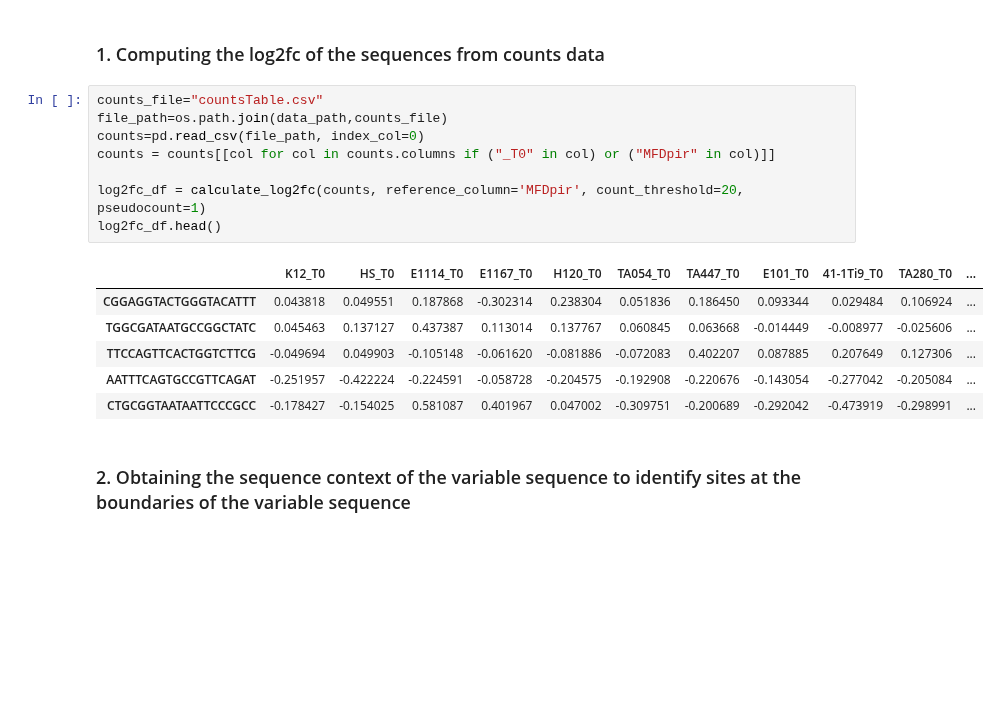
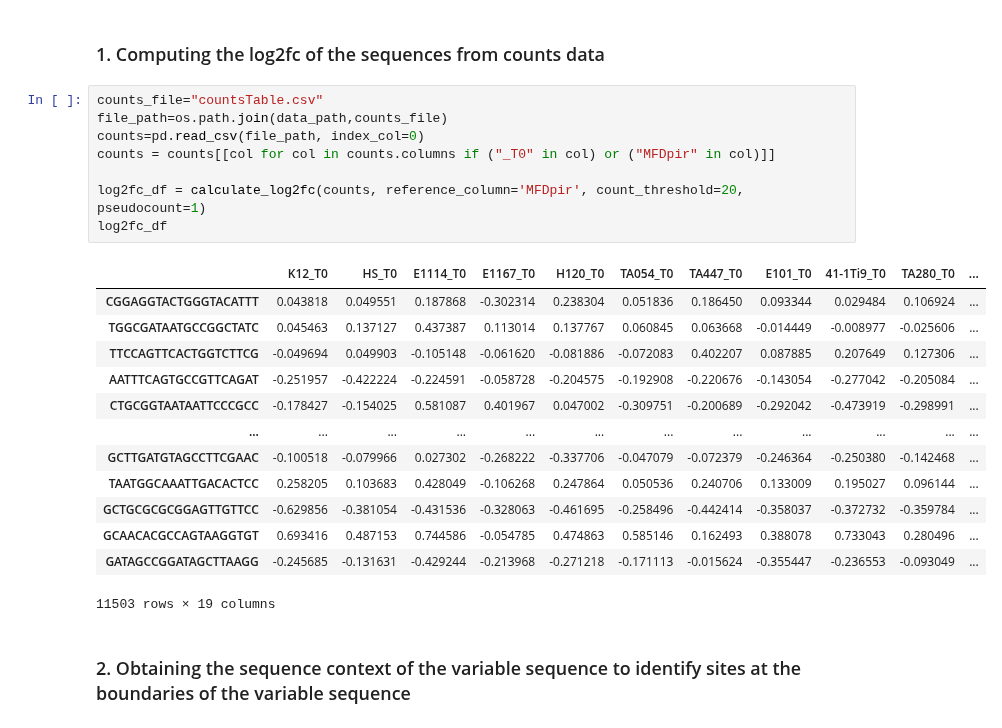
Before and after one commit to dbikard/randseq, a Jupyter notebook: nbs/00_core.ipynb, the cells around one changed output. Cells and saved outputs as stored; diff of their text form; blank space fills up the shorter version.

```diff
--- a/nbs/00_core.ipynb
+++ b/nbs/00_core.ipynb
@@ -38,18 +39,25 @@ os.listdir(data_path)
 # %%
 counts_file="countsTable.csv"
 file_path=os.path.join(data_path,counts_file)
 counts=pd.read_csv(file_path, index_col=0)
 counts = counts[[col for col in counts.columns if ("_T0" in col) or ("MFDpir" in col)]]
 
 log2fc_df = calculate_log2fc(counts, reference_column='MFDpir', count_threshold=20, pseudocount=1)
-log2fc_df.head()
+log2fc_df
 # %% [output]
 |  | K12_T0 | HS_T0 | E1114_T0 | E1167_T0 | H120_T0 | TA054_T0 | TA447_T0 | E101_T0 | 41-1Ti9_T0 | TA280_T0 | ... |
 | CGGAGGTACTGGGTACATTT | 0.043818 | 0.049551 | 0.187868 | -0.302314 | 0.238304 | 0.051836 | 0.186450 | 0.093344 | 0.029484 | 0.106924 | ... |
 | TGGCGATAATGCCGGCTATC | 0.045463 | 0.137127 | 0.437387 | 0.113014 | 0.137767 | 0.060845 | 0.063668 | -0.014449 | -0.008977 | -0.025606 | ... |
 | TTCCAGTTCACTGGTCTTCG | -0.049694 | 0.049903 | -0.105148 | -0.061620 | -0.081886 | -0.072083 | 0.402207 | 0.087885 | 0.207649 | 0.127306 | ... |
 | AATTTCAGTGCCGTTCAGAT | -0.251957 | -0.422224 | -0.224591 | -0.058728 | -0.204575 | -0.192908 | -0.220676 | -0.143054 | -0.277042 | -0.205084 | ... |
 | CTGCGGTAATAATTCCCGCC | -0.178427 | -0.154025 | 0.581087 | 0.401967 | 0.047002 | -0.309751 | -0.200689 | -0.292042 | -0.473919 | -0.298991 | ... |
+| ... | ... | ... | ... | ... | ... | ... | ... | ... | ... | ... | ... |
+| GCTTGATGTAGCCTTCGAAC | -0.100518 | -0.079966 | 0.027302 | -0.268222 | -0.337706 | -0.047079 | -0.072379 | -0.246364 | -0.250380 | -0.142468 | ... |
+| TAATGGCAAATTGACACTCC | 0.258205 | 0.103683 | 0.428049 | -0.106268 | 0.247864 | 0.050536 | 0.240706 | 0.133009 | 0.195027 | 0.096144 | ... |
+| GCTGCGCGCGGAGTTGTTCC | -0.629856 | -0.381054 | -0.431536 | -0.328063 | -0.461695 | -0.258496 | -0.442414 | -0.358037 | -0.372732 | -0.359784 | ... |
+| GCAACACGCCAGTAAGGTGT | 0.693416 | 0.487153 | 0.744586 | -0.054785 | 0.474863 | 0.585146 | 0.162493 | 0.388078 | 0.733043 | 0.280496 | ... |
+| GATAGCCGGATAGCTTAAGG | -0.245685 | -0.131631 | -0.429244 | -0.213968 | -0.271218 | -0.171113 | -0.015624 | -0.355447 | -0.236553 | -0.093049 | ... |
+11503 rows × 19 columns
 # %% [markdown]
 ### 2. Obtaining the sequence context of the variable sequence to identify sites at the boundaries of the variable sequence
 # %%
```
Also changed, not shown: parts of 27 cells of this notebook, 3 other files.
